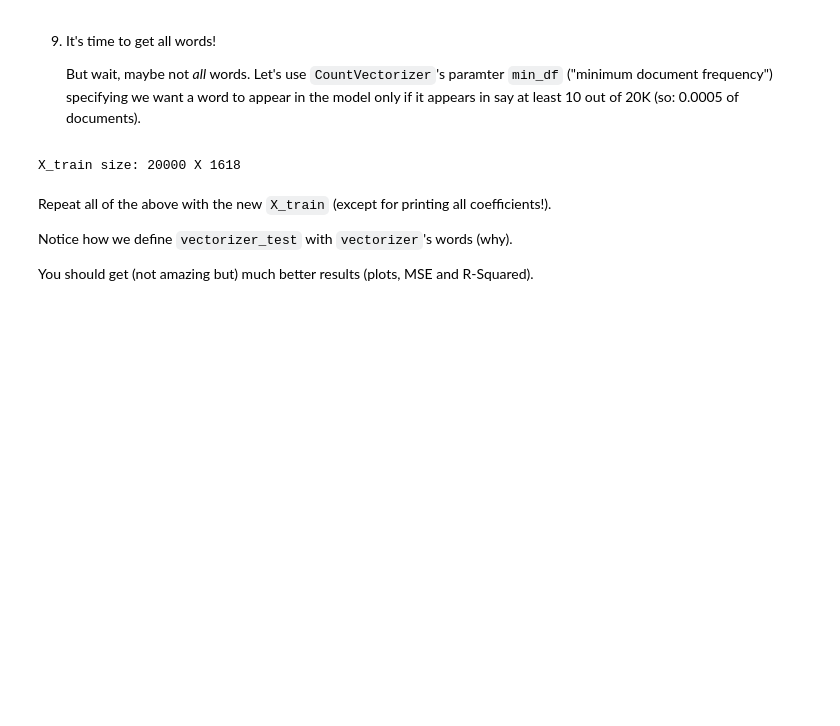
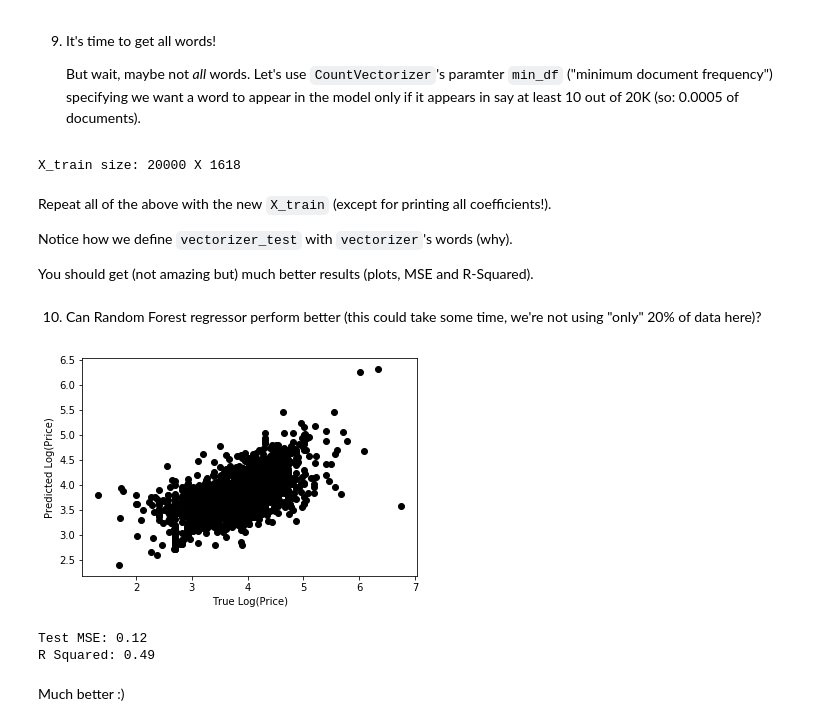
Before and after one commit to gsimchoni/Intro2DS, a Jupyter notebook: homework/case_study/CSD6.ipynb, the cells around one changed output. Drawn from its saved outputs; the diff is of its cells as text; code cells hidden in the pictures; blank space fills up the shorter version.

```diff
--- a/homework/case_study/CSD6.ipynb
+++ b/homework/case_study/CSD6.ipynb
@@ -207,4 +207,27 @@ You should get (not amazing but) much better results (plots, MSE and R-Squared).
 mod = LinearRegression()
 mod.fit(X_train, np.log(train_df['price']))
 vectorizer_test = CountVectorizer(stop_words = 'english', vocabulary = vectorizer.get_feature_names())
+X_test = vectorizer_test.fit_transform(test_df['title'])
 ### YOUR CODE HERE ###
+# %% [markdown]
+10. Can Random Forest regressor perform better (this could take some time, we're not using "only" 20% of data here)?
+# %%
+from sklearn.ensemble import RandomForestRegressor
+
+mod = RandomForestRegressor(n_estimators = 100)
+mod.fit(X_train, np.log(train_df['price']))
+y_pred = mod.predict(X_test)
+
+plt.scatter(y_test, y_pred,  color='black')
+plt.xlabel('True Log(Price)')
+plt.ylabel('Predicted Log(Price)')
+plt.show()
+
+print('Test MSE: %.2f' % mean_squared_error(y_test, y_pred))
+print('R Squared: %.2f' % r2_score(y_test, y_pred))
+# %% [output]
+[figure, added]
+Test MSE: 0.12
+R Squared: 0.49
+# %% [markdown]
+Much better :)
```
Also changed, not shown: parts of 1 cell of this notebook, 1 other file.
